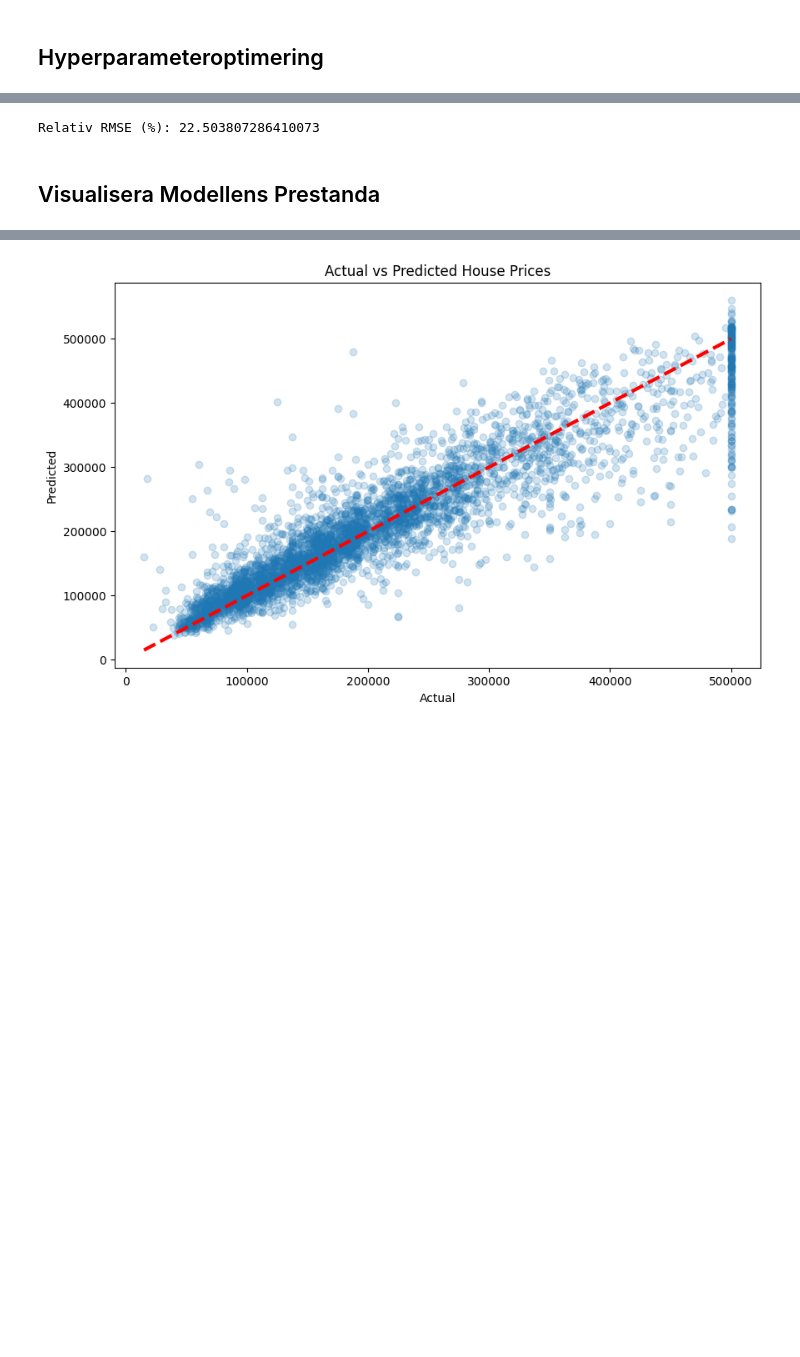
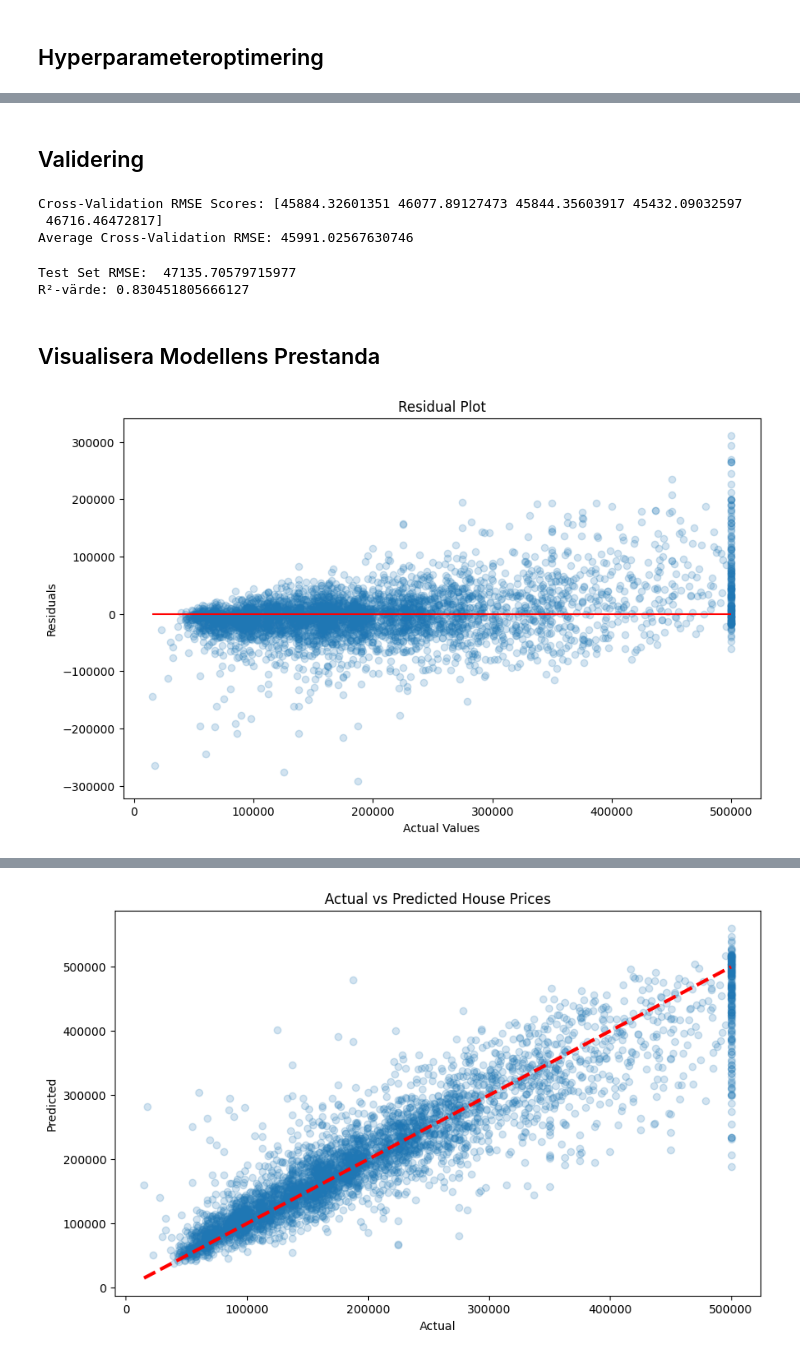
Before and after one commit to MarcusT96/AI-housing-prices, a Jupyter notebook: XGBoost_Regressor.ipynb, the cells around one changed output, grey strips where cells are left out. Saved outputs shown, nothing was run; the diff lists cells and outputs as text; code cells hidden in the pictures; blank space fills up the shorter version.

```diff
--- a/XGBoost_Regressor.ipynb
+++ b/XGBoost_Regressor.ipynb
@@ -124,9 +110,38 @@ R²-värde: 0.8367962621761023
-# %%
-# Beräkna relativ RMSE
-mean_actual = np.mean(y_test)
-relative_rmse = (best_xgb_rmse / mean_actual) * 100
-print("Relativ RMSE (%):", relative_rmse)
-# %% [output]
-Relativ RMSE (%): 22.503807286410073
+# %% [markdown]
+## Validering
+# %%
+# Korskontroll för validering
+scores = cross_val_score(best_xgb, X_train, y_train, scoring='neg_mean_squared_error', cv=5)
+rmse_scores = np.sqrt(-scores)
+
+print("Cross-Validation RMSE Scores:", rmse_scores)
+print("Average Cross-Validation RMSE:", rmse_scores.mean())
+# %% [output]
+Cross-Validation RMSE Scores: [45884.32601351 46077.89127473 45844.35603917 45432.09032597
+ 46716.46472817]
+Average Cross-Validation RMSE: 45991.02567630746
+# %%
+# Utvärdera modellen på testdata
+y_pred_xgb = xgb_reg.predict(X_test)
+xgb_mse = mean_squared_error(y_test, y_pred_xgb)
+xgb_rmse = np.sqrt(xgb_mse)
+
+print("Test Set RMSE: ", xgb_rmse)
+print("R²-värde:", r2_score(y_test, y_pred_xgb))
+# %% [output]
+Test Set RMSE:  47135.70579715977
+R²-värde: 0.830451805666127
 # %% [markdown]
 ## Visualisera Modellens Prestanda
+# %%
+# Residual Plot
+plt.figure(figsize=(10, 6))
+plt.scatter(y_test, y_test - y_pred_best_xgb, alpha=0.2)
+plt.hlines(y=0, xmin=y_test.min(), xmax=y_test.max(), colors='r')
+plt.xlabel('Actual Values')
+plt.ylabel('Residuals')
+plt.title('Residual Plot')
+
+plt.show()
+# %% [output]
+[figure, added]
```
Also changed, not shown: parts of 13 cells of this notebook.
